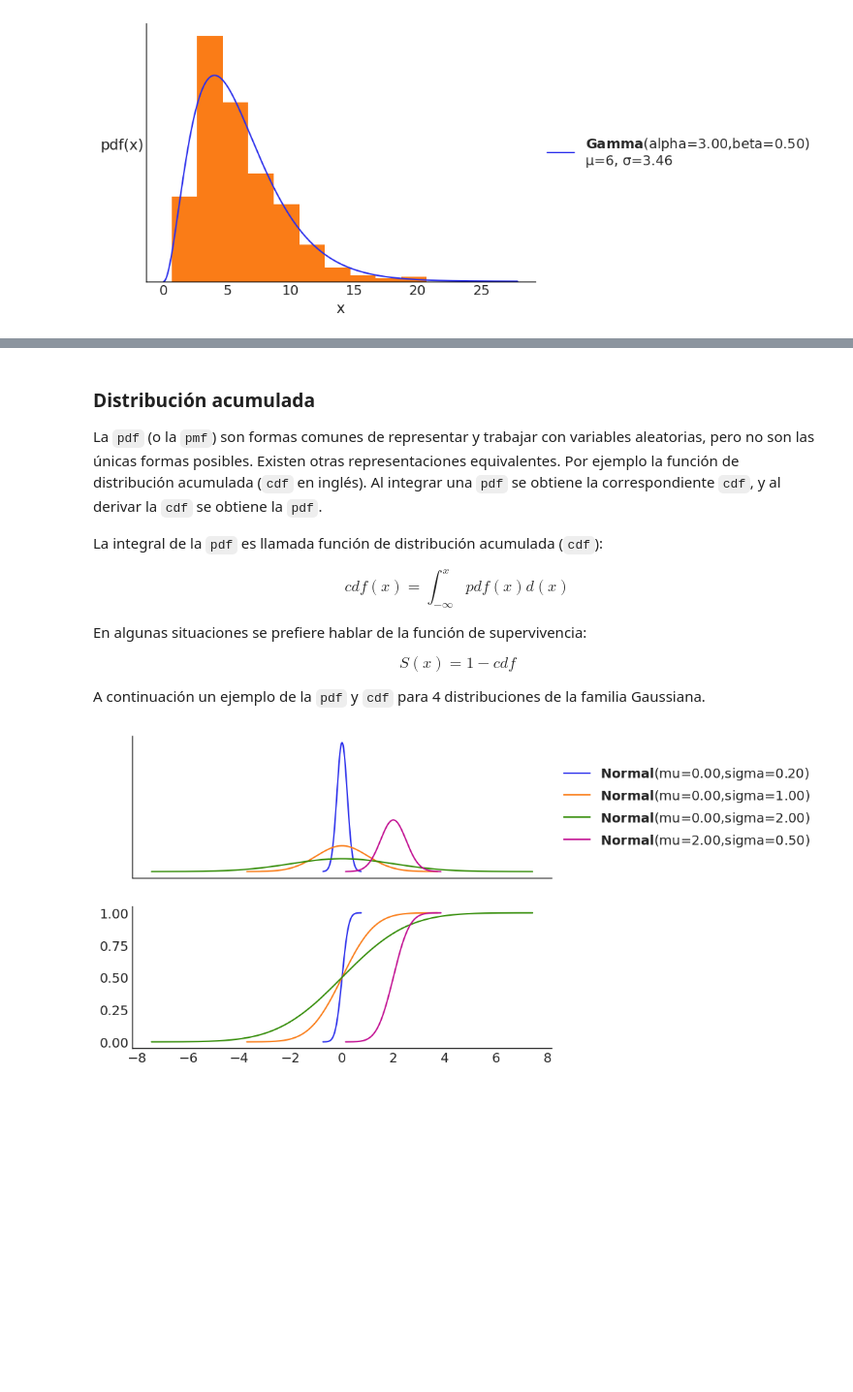
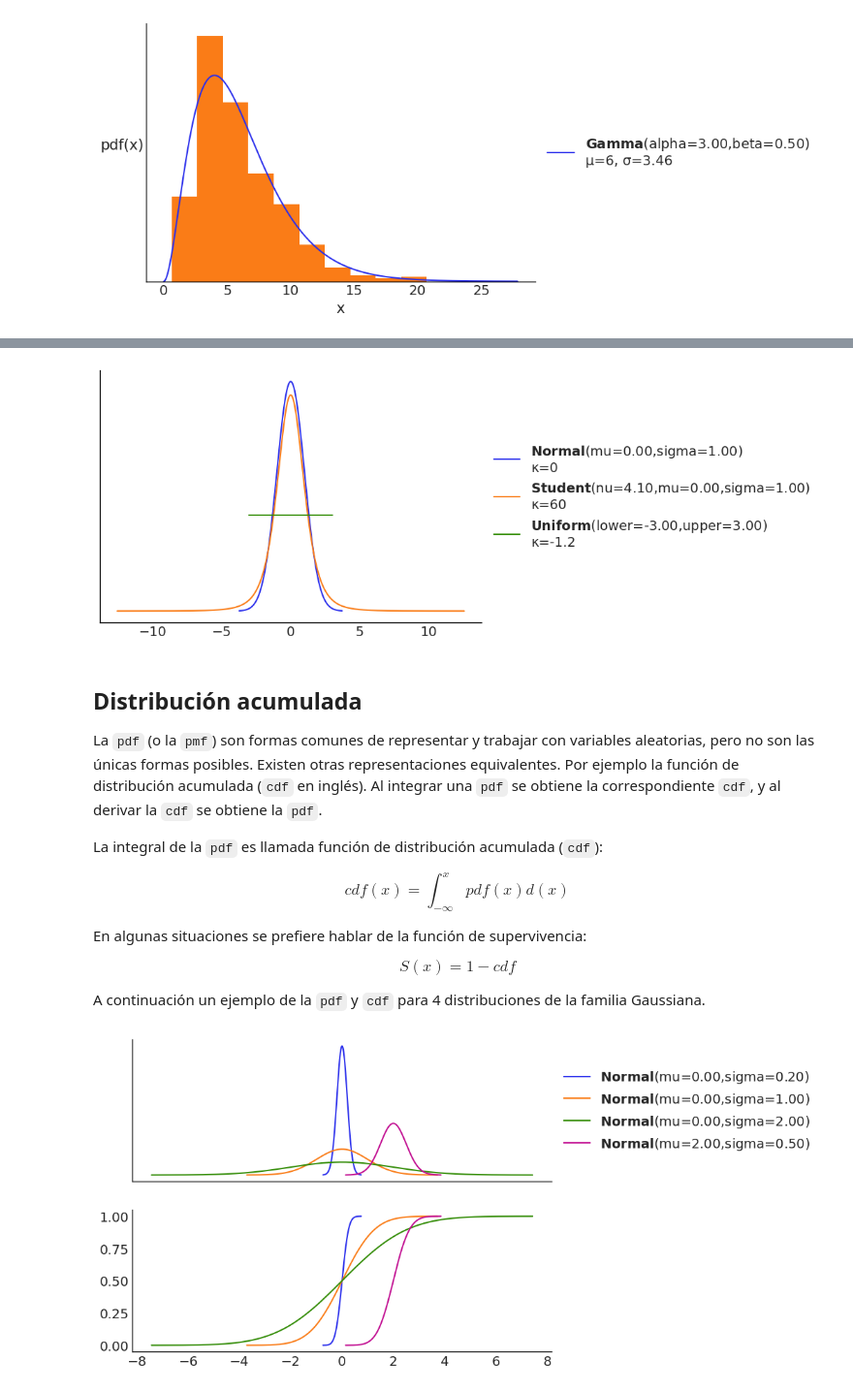
Before and after one commit to Grupo-de-modelado-probabilista/modelado_bayesiano, a Jupyter notebook: 00_Probabilidad.ipynb, the cells around one changed output, grey strips where cells are left out. Shown at 97% size. Cells and saved outputs as stored; diff of their text form; code cells hidden in the pictures; blank space fills up the shorter version.

```diff
--- a/00_Probabilidad.ipynb
+++ b/00_Probabilidad.ipynb
@@ -482,5 +494,11 @@ Cambiando la sumatoria por una integral para distribuciones continuas.
+# %%
+pz.Normal(0, 1).plot_pdf(moments="k");
+pz.Student(4.1, 0, 1).plot_pdf(moments="k");
+pz.Uniform(-3, 3).plot_pdf(moments="k");
+# %% [output]
+[figure, added]
 # %% [markdown]
-### Distribución acumulada
+## Distribución acumulada
 
 La `pdf` (o la `pmf`) son formas comunes de representar y trabajar con variables aleatorias, pero no son las únicas formas posibles. Existen otras representaciones equivalentes. Por ejemplo la función de distribución acumulada (`cdf` en inglés). Al integrar una `pdf` se obtiene la correspondiente `cdf`, y al derivar la `cdf` se obtiene la `pdf`.
 
```
Also changed, not shown: parts of 25 cells of this notebook, 1 other file.
